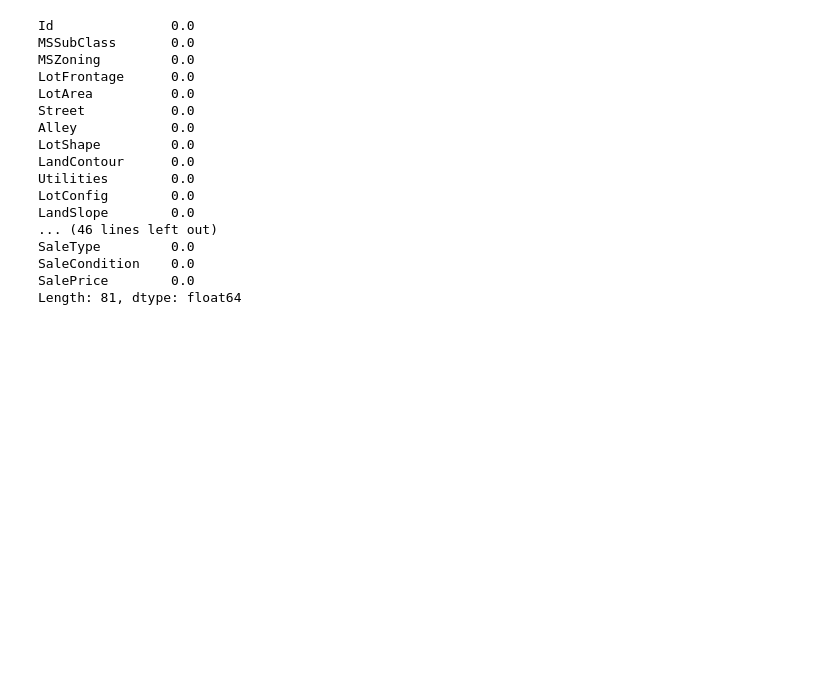
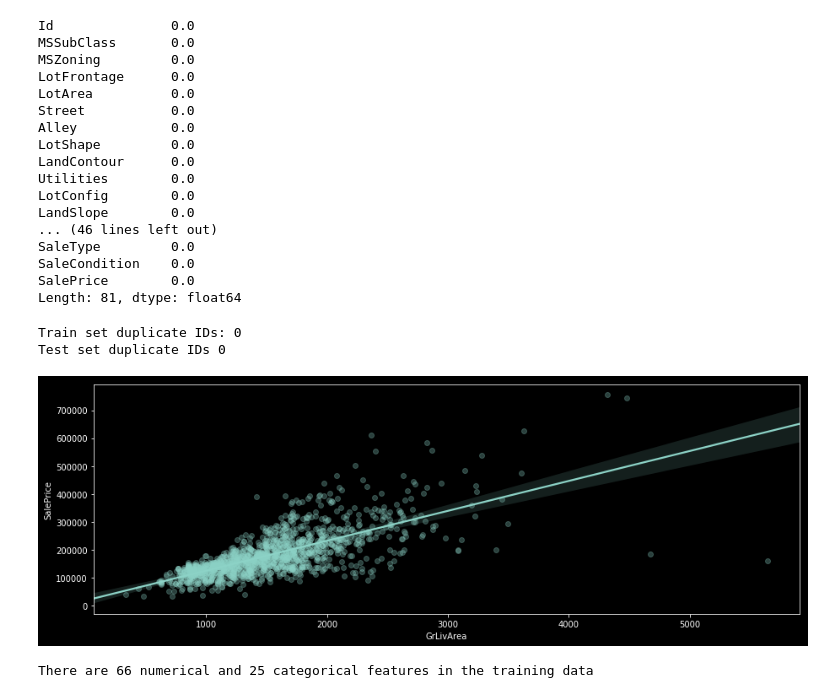
Before and after one commit to JPLAVALLEY/kaggle, a Jupyter notebook: House_Prices_Model_Development.ipynb, the cells around one changed output. Saved outputs shown, nothing was run; the diff lists cells and outputs as text; code cells hidden in the pictures; blank space fills up the shorter version.

```diff
--- a/House_Prices_Model_Development.ipynb
+++ b/House_Prices_Model_Development.ipynb
@@ -414,3 +415,19 @@ SaleType         0.0
 SaleCondition    0.0
 SalePrice        0.0
 Length: 81, dtype: float64
+# %%
+# Check whether duplicates are available
+
+print('Train set duplicate IDs: {}'.format(df_train.duplicated('Id').sum()))
+print('Test set duplicate IDs {}'.format(df_test.duplicated('Id').sum()))
+# %% [output]
+Train set duplicate IDs: 0
+Test set duplicate IDs 0
+# %%
+# Check for outliers
+
+plt.figure(figsize=(15,5))
+sns.regplot(df_train.GrLivArea, df_train.SalePrice, scatter_kws={'alpha':0.3})
+plt.show()
+# %% [output]
+[figure, added]
@@ -416,0 +455,7 @@ Length: 81, dtype: float64
+# %%
+Num_Cat_Count()
+
+num_features = numeric_data.columns
+cat_features = categorical_data.columns
+# %% [output]
+There are 66 numerical and 25 categorical features in the training data
```
Also changed, not shown: parts of 8 cells of this notebook.
